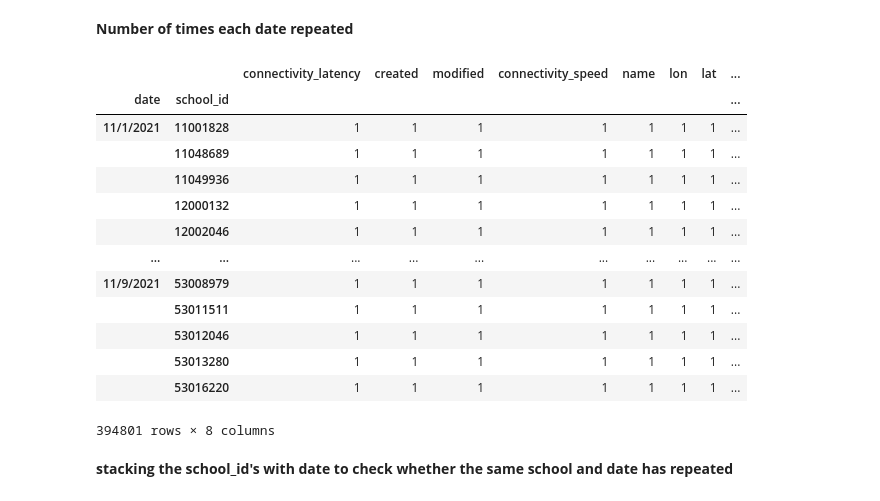
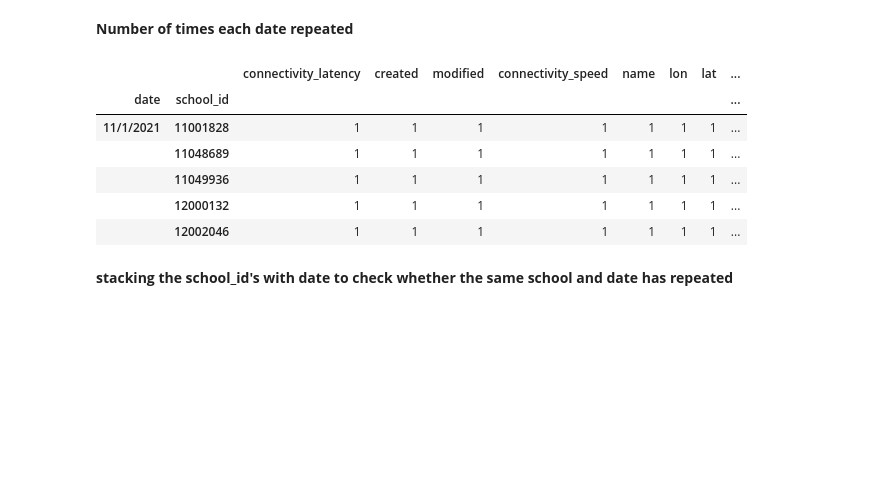
Before and after one commit to HarshaGowtham/UNICEF_RESEARCH_DEEPLEARNING, a Jupyter notebook: E&S_Analysis_UNICEF.ipynb, the cells around one changed output. Saved outputs shown, nothing was run; the diff lists cells and outputs as text; code cells hidden in the pictures; blank space fills up the shorter version.

```diff
--- a/E&S_Analysis_UNICEF.ipynb
+++ b/E&S_Analysis_UNICEF.ipynb
@@ -299,22 +278,15 @@ df3
 **Number of times each date repeated**
 # %%
 df4 = df.groupby(['date' , 'school_id']).count()
-df4
+df4.head()
 # %% [output]
 |  |  | connectivity_latency | created | modified | connectivity_speed | name | lon | lat | ... |
 | date | school_id |  |  |  |  |  |  |  | ... |
 | 11/1/2021 | 11001828 | 1 | 1 | 1 | 1 | 1 | 1 | 1 | ... |
 |  | 11048689 | 1 | 1 | 1 | 1 | 1 | 1 | 1 | ... |
 |  | 11049936 | 1 | 1 | 1 | 1 | 1 | 1 | 1 | ... |
 |  | 12000132 | 1 | 1 | 1 | 1 | 1 | 1 | 1 | ... |
 |  | 12002046 | 1 | 1 | 1 | 1 | 1 | 1 | 1 | ... |
-| ... | ... | ... | ... | ... | ... | ... | ... | ... | ... |
-| 11/9/2021 | 53008979 | 1 | 1 | 1 | 1 | 1 | 1 | 1 | ... |
-|  | 53011511 | 1 | 1 | 1 | 1 | 1 | 1 | 1 | ... |
-|  | 53012046 | 1 | 1 | 1 | 1 | 1 | 1 | 1 | ... |
-|  | 53013280 | 1 | 1 | 1 | 1 | 1 | 1 | 1 | ... |
-|  | 53016220 | 1 | 1 | 1 | 1 | 1 | 1 | 1 | ... |
-394801 rows × 8 columns
 # %% [markdown]
 **stacking the school_id's with date to check whether the same school and date has repeated**
 # %%
```
Also changed, not shown: parts of 17 cells of this notebook.
